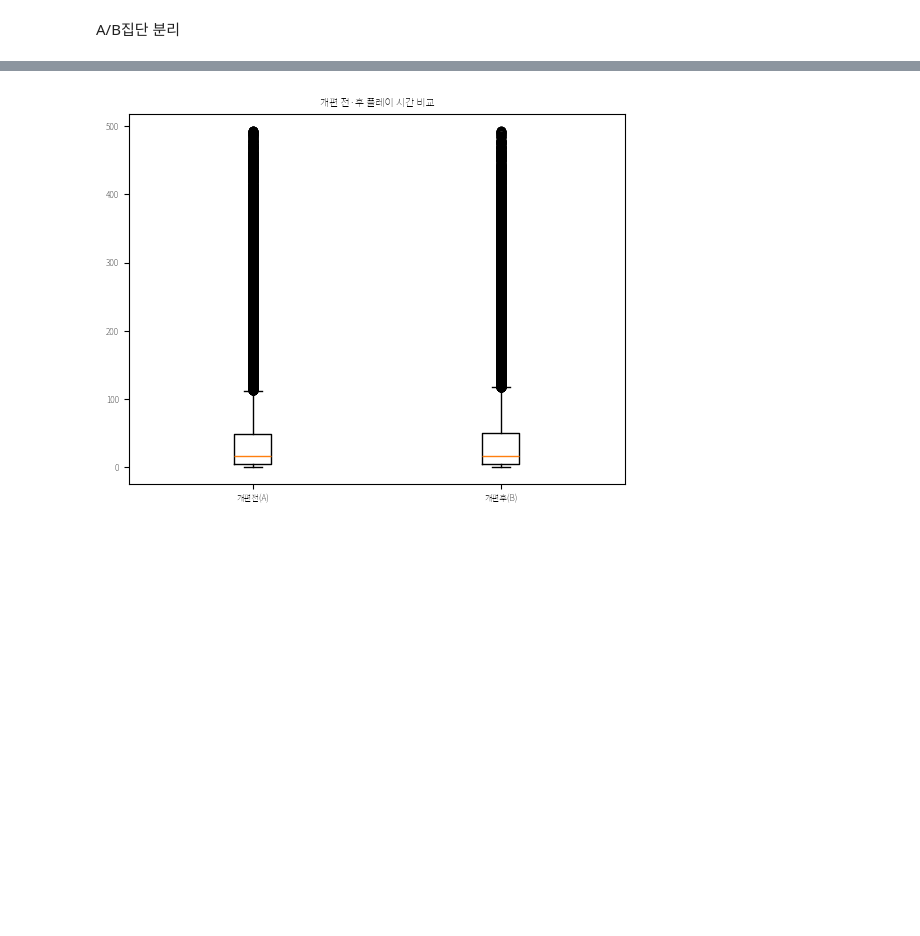
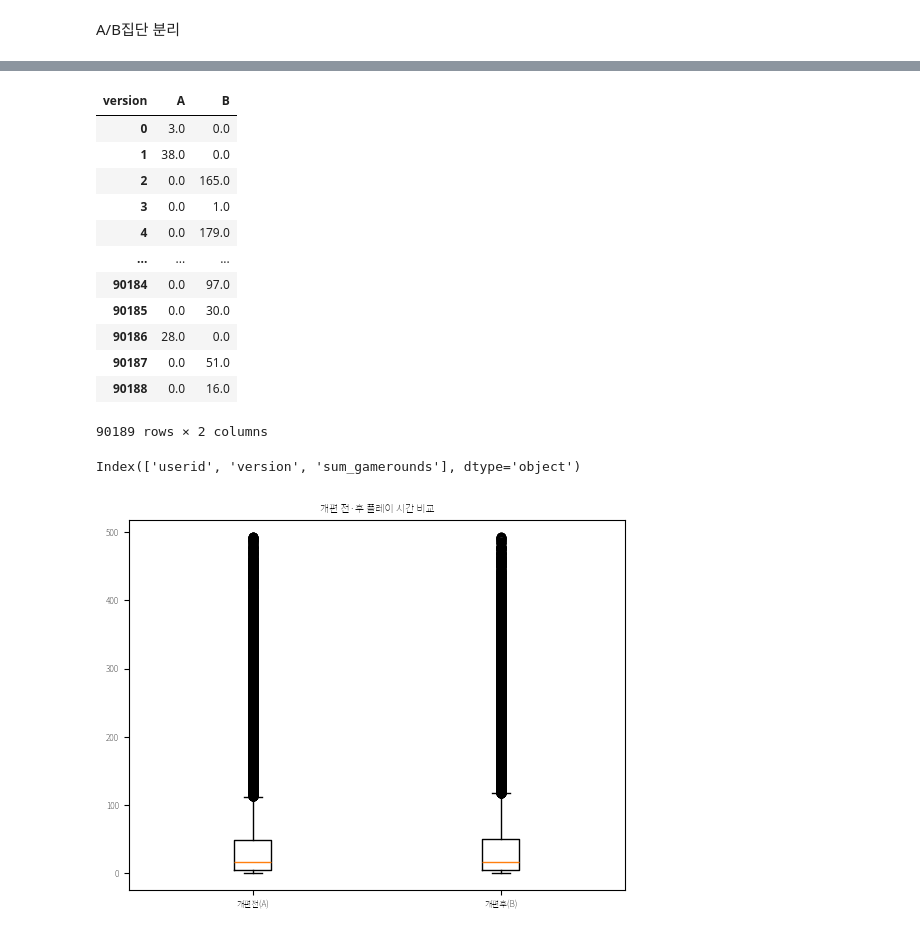
Before and after one commit to GYULLTANGURRI/main, a Jupyter notebook: 251204실습/251204_연습문제.ipynb, the cells around one changed output, grey strips where cells are left out. Cells and saved outputs as stored; diff of their text form; code cells hidden in the pictures; blank space fills up the shorter version.

```diff
--- a/251204실습/251204_연습문제.ipynb
+++ b/251204실습/251204_연습문제.ipynb
@@ -1019,3 +1027,25 @@ df.head()
+# %%
+# 신규 유입 유저 혹은 이용 중단 유저이 이용시간을 0으로 채움
+df2 = pivot_df.fillna(0)
+df2
+# %% [output]
+| version | A | B |
+| 0 | 3.0 | 0.0 |
+| 1 | 38.0 | 0.0 |
+| 2 | 0.0 | 165.0 |
+| 3 | 0.0 | 1.0 |
+| 4 | 0.0 | 179.0 |
+| ... | ... | ... |
+| 90184 | 0.0 | 97.0 |
+| 90185 | 0.0 | 30.0 |
+| 90186 | 28.0 | 0.0 |
+| 90187 | 0.0 | 51.0 |
+| 90188 | 0.0 | 16.0 |
+90189 rows × 2 columns
+# %%
+print(c_c.columns)
+# %% [output]
+Index(['userid', 'version', 'sum_gamerounds'], dtype='object')
 # %%
 plt.boxplot([A, B], labels=['개편전(A)', '개편후(B)'])
 plt.title('개편 전·후 플레이 시간 비교')
```
Also changed, not shown: parts of 12 cells of this notebook, 3 other files.
